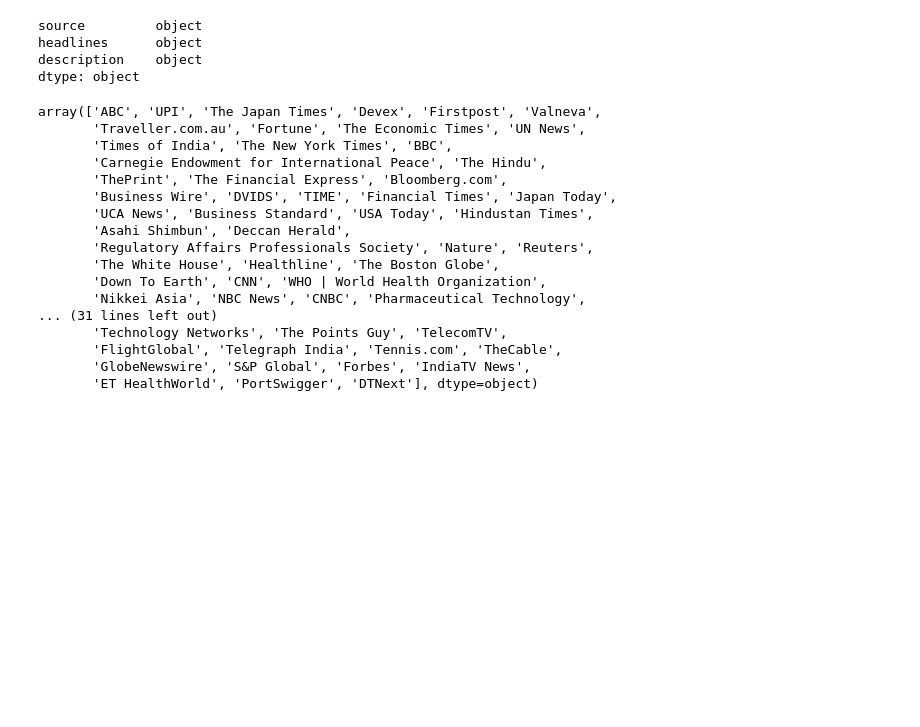
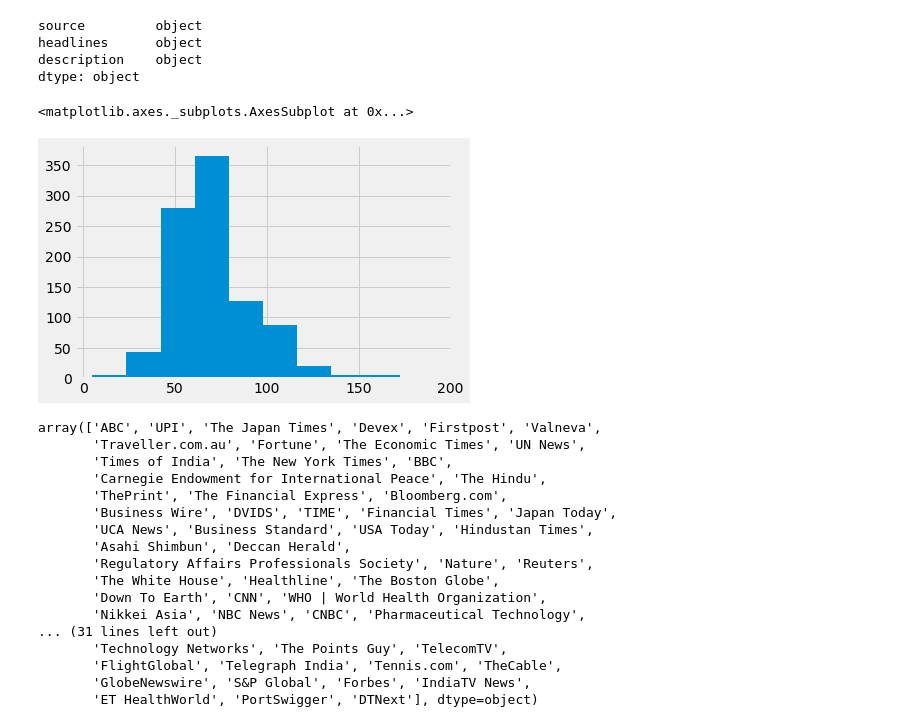
Before and after one commit to SumayyaShaji/datascience, a Jupyter notebook: project_covid.ipynb, the cells around one changed output. Cells and saved outputs as stored; diff of their text form; code cells hidden in the pictures; blank space fills up the shorter version.

```diff
--- a/project_covid.ipynb
+++ b/project_covid.ipynb
@@ -61,6 +109,11 @@ source         object
 headlines      object
 description    object
 dtype: object
+# %%
+df['headlines'].str.len().hist()
+# %% [output]
+<matplotlib.axes._subplots.AxesSubplot at 0x...>
+[figure, added]
 # %%
 df['source'].unique()
 # %% [output]
```
Also changed, not shown: parts of 39 cells of this notebook.
